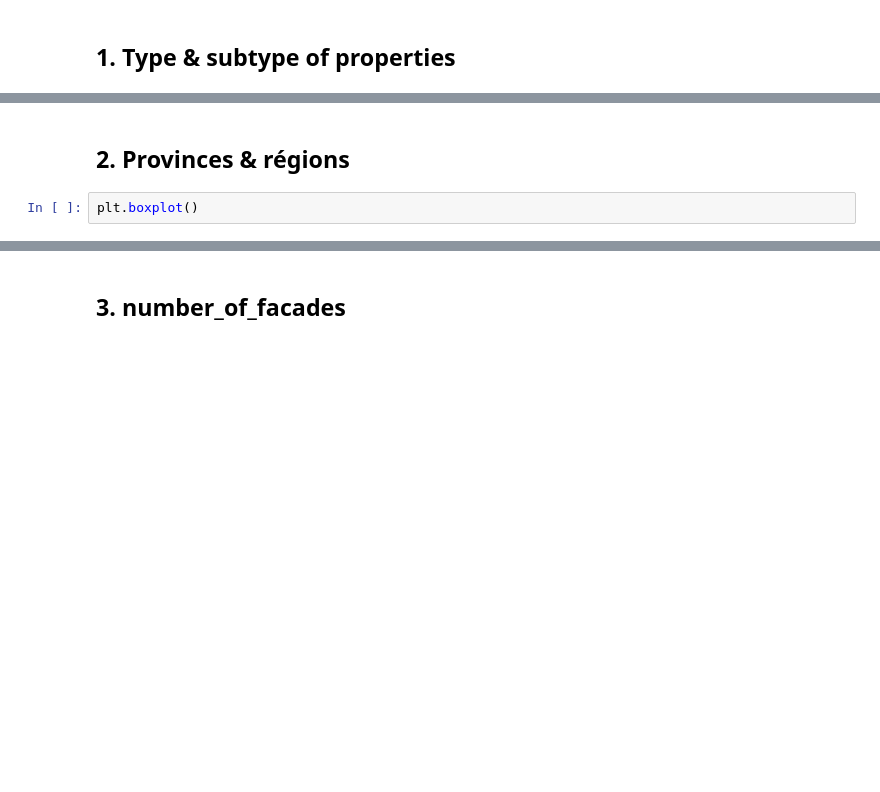
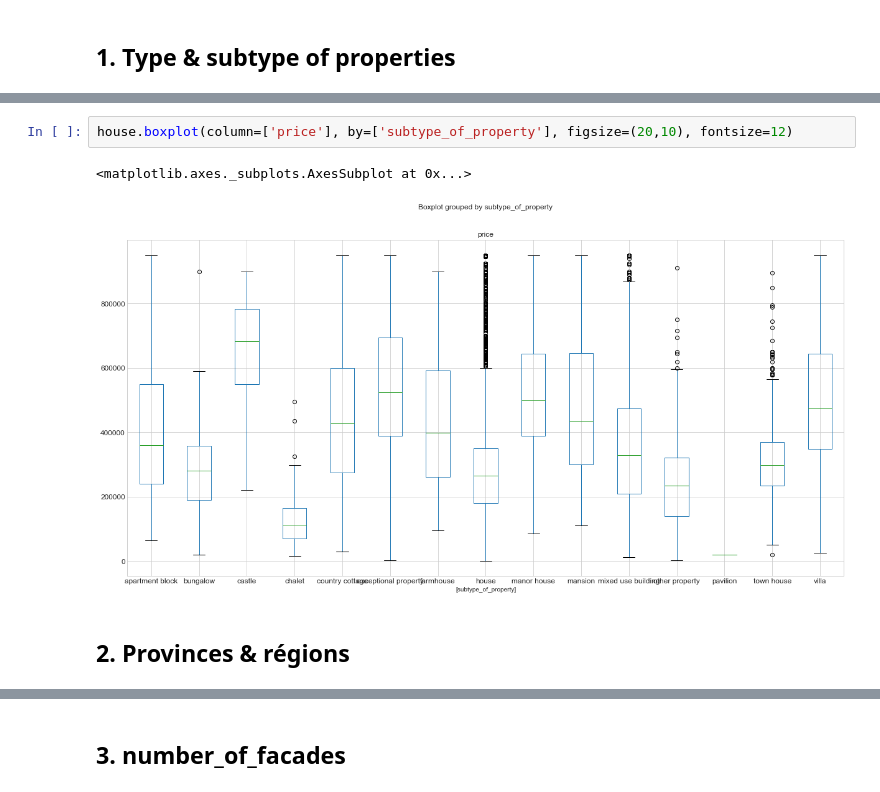
Before and after one commit to MDropsy/Challenge--Data-Analysis, a Jupyter notebook: D._Descriptive_Mean_price_categories.ipynb, the cells around one changed output, grey strips where cells are left out. Saved outputs shown, nothing was run; the diff lists cells and outputs as text; blank space fills up the shorter version.

```diff
--- a/D._Descriptive_Mean_price_categories.ipynb
+++ b/D._Descriptive_Mean_price_categories.ipynb
@@ -69,4 +82,7 @@ plt.boxplot(to_keep.groupby(['type_of_property', 'subtype_of_property']).price.m
+# %%
+house.boxplot(column=['price'], by=['subtype_of_property'], figsize=(20,10), fontsize=12)
+# %% [output]
+<matplotlib.axes._subplots.AxesSubplot at 0x...>
+[figure, added]
 # %% [markdown]
 ## 2. Provinces & régions
-# %%
-plt.boxplot()
```
Also changed, not shown: parts of 30 cells of this notebook.
